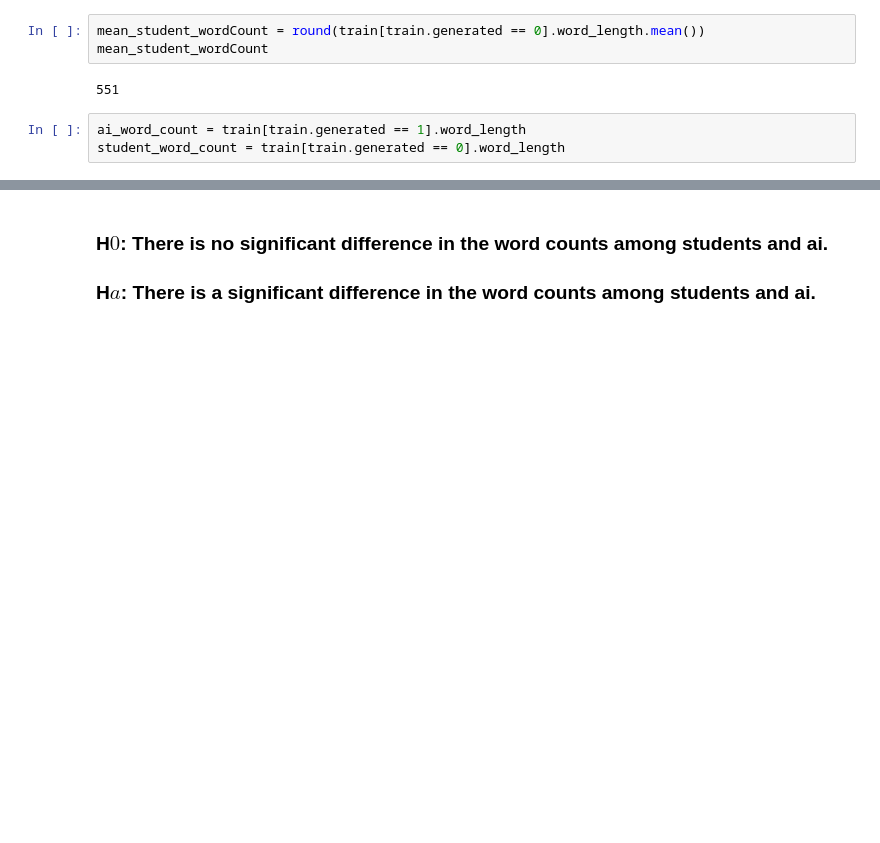
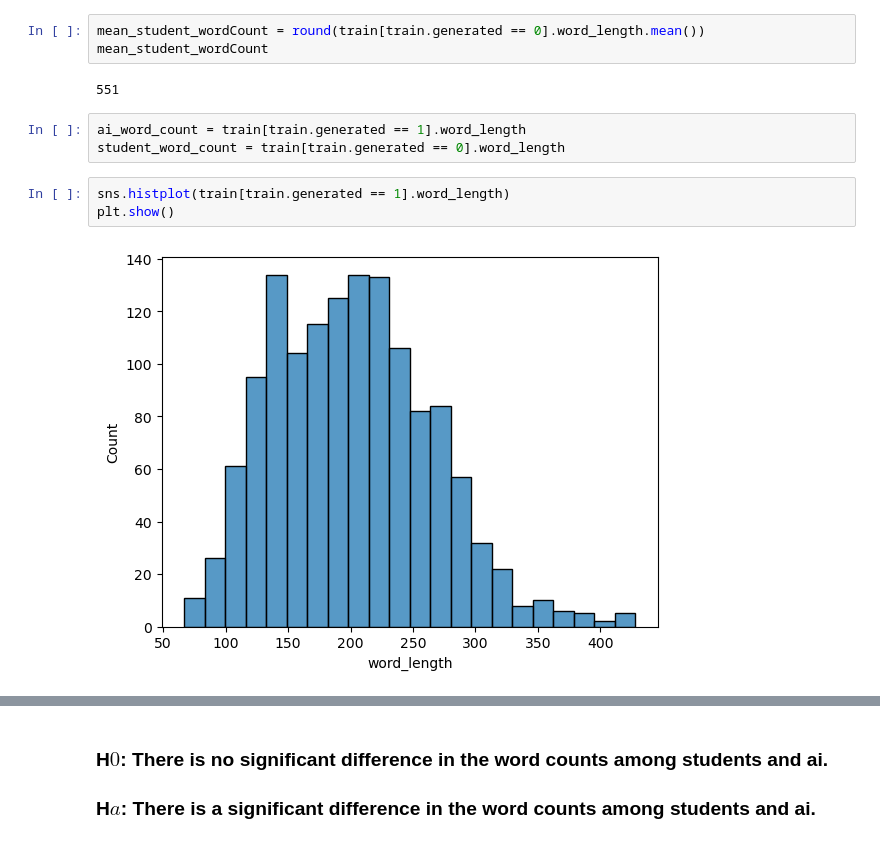
Before and after one commit to Garcia-Burch-NLP/AI-Buster, a Jupyter notebook: Josh/aquire_prep.ipynb, the cells around one changed output, grey strips where cells are left out. Cells and saved outputs as stored; diff of their text form; blank space fills up the shorter version.

```diff
--- a/Josh/aquire_prep.ipynb
+++ b/Josh/aquire_prep.ipynb
@@ -210,3 +215,8 @@ mean_student_wordCount
 # %%
 ai_word_count = train[train.generated == 1].word_length
 student_word_count = train[train.generated == 0].word_length
+# %%
+sns.histplot(train[train.generated == 1].word_length)
+plt.show()
+# %% [output]
+[figure, added]
```
Also changed, not shown: parts of 3 cells of this notebook.
